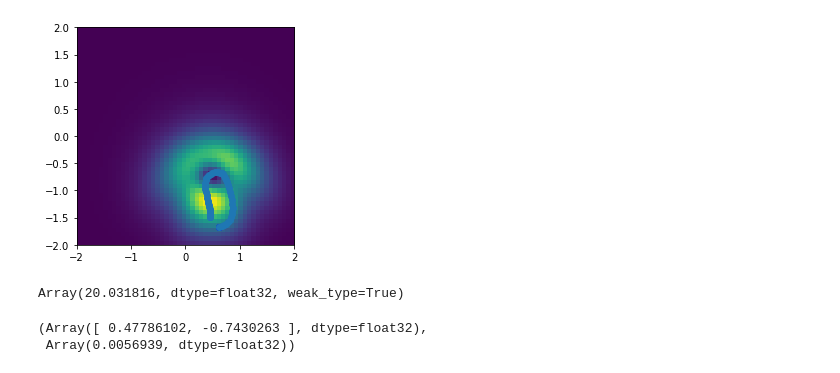
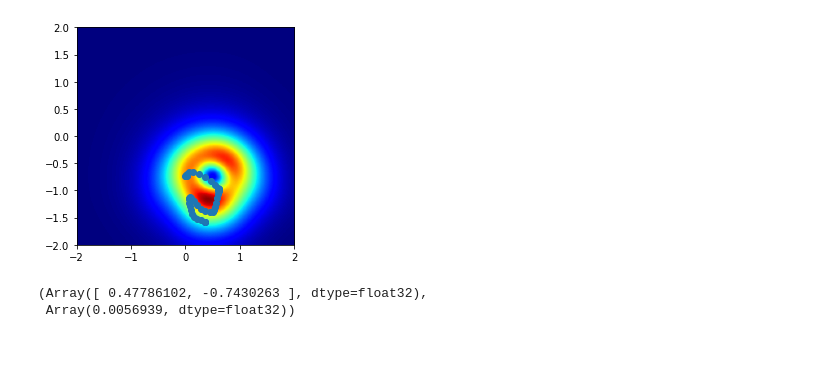
Before and after one commit to ialab-yale/time_optimal_ergodic_search, a Jupyter notebook: experiments/time_varying_search/receding_horizon.ipynb, the cells around one changed output. Drawn from its saved outputs; the diff is of its cells as text; code cells hidden in the pictures.

Commit message:
added logger

```diff
--- a/experiments/time_varying_search/receding_horizon.ipynb
+++ b/experiments/time_varying_search/receding_horizon.ipynb
@@ -26,6 +26,10 @@ import matplotlib.pyplot as plt
 
 from time_opt_erg_lib.opt_solver import AugmentedLagrangeSolver
 import yaml
-import pickle as pkl
+import dill as pkl
 
 from bayes_filter import BayesFilter
+
+plt.rcParams["image.origin"] = "lower"
+plt.rcParams["image.cmap"] = "jet"
+plt.rcParams["image.interpolation"] = "gaussian"
@@ -155,6 +187,9 @@ _distractor_p = np.array([0.,0.])
 _true_p = np.array([.5, -0.75])
 _robot_state = np.array(args['x0'])
 dt_list = []
+erg_up_log = []
+
+logger = Logger(_true_p)
 
 t_lap = 0
 _percent_max = 0.01
@@ -162,50 +197,49 @@ unif_phik = get_phik(target_distribution.evals, planner.basis)
 args.update({'erg_ub' : _percent_max*planner.erg_metric(unif_phik, 2*unif_phik)})
 erg_up_log.append(args['erg_ub'])
 
 t_max = 20
 while planner._ck_dynamics._t_curr < t_max:
+
     planner.solver.reset()
     sol = planner.update_plan(args)
     _dt = sol['tf']/args['N']
     t_lap = t_lap + _dt
     dt_list.append(_dt)
     _robot_state = _robot_state + _dt * robot.dfdt(_robot_state, sol['u'][0])
     print(_robot_state, sol['x'][1])
     planner._ck_dynamics.step(_robot_state, _dt)
     args.update({
         'x0': _robot_state,
         'ck_state' : planner._ck_dynamics._ck_state,
         't_curr' : planner._ck_dynamics._t_curr
     })
-    if t_lap > 0:
-        _y = meas_model(_true_p, _robot_state[:2]) + onp.random.normal(0., 0.02)
-        # _y_distract = meas_model(_robot_state[:2], _distractor_p) + onp.random.uniform(0., 0.1)
-        target_distribution.update_prior(_robot_state[:2], _y)
-        # target_distribution.update_prior(_robot_state[:2], _y_distract)
-        _fish_evals = target_distribution.update_eid()
-        args.update({
-            'phik' : get_phik(_fish_evals, planner.basis)
-        })
-        args.update({'erg_ub' : _percent_max*(
-            planner.erg_metric(unif_phik, args['phik']) + planner.erg_metric(0*unif_phik, args['phik'])
-            )})
-        t_lap = 0
-        erg_up_log.append(args['erg_ub'])
-    # planner.time_shift_plan()
+    _y = meas_model(_true_p, _robot_state[:2]) + onp.random.normal(0., 0.02)
+    # _y_distract = meas_model(_robot_state[:2], _distractor_p) + onp.random.uniform(0., 0.1)
+    target_distribution.update_prior(_robot_state[:2], _y)
+    # target_distribution.update_prior(_robot_state[:2], _y_distract)
+    _fish_evals = target_distribution.update_eid()
+    args.update({
+        'phik' : get_phik(_fish_evals, planner.basis)
+    })
+    args.update({'erg_ub' : _percent_max*(
+        planner.erg_metric(unif_phik, args['phik']) + planner.erg_metric(0*unif_phik, args['phik'])
+        )})
+    t_lap = 0
+    erg_up_log.append(args['erg_ub'])
+    planner.time_shift_plan()
 
     (mean, var) = target_distribution.get_mean_var()
+    logger.append(mean, var, _fish_evals[0].copy(), _robot_state[:2].copy(), (sol['x'].copy()), np.copy(planner._ck_dynamics._t_curr))
+
+
     if np.linalg.det(var) < 1e-3:
         break
     clear_output(wait=True)
     target_distribution.plot_eid()
     # target_distribution.plot_prior()
     # planner._ck_dynamics.plot_ck()
     plt.plot(sol['x'][0,0], sol['x'][0,1], 'bo')
     plt.plot(sol['x'][:,0], sol['x'][:,1], '-o')
     plt.show()
 # %% [output]
-[figure, old version]
+[figure, new version]
-# %%
-planner._ck_dynamics._t_curr
-# %% [output]
-Array(20.031816, dtype=float32, weak_type=True)
```
Also changed, not shown: parts of 4 cells of this notebook, 1 other file.
